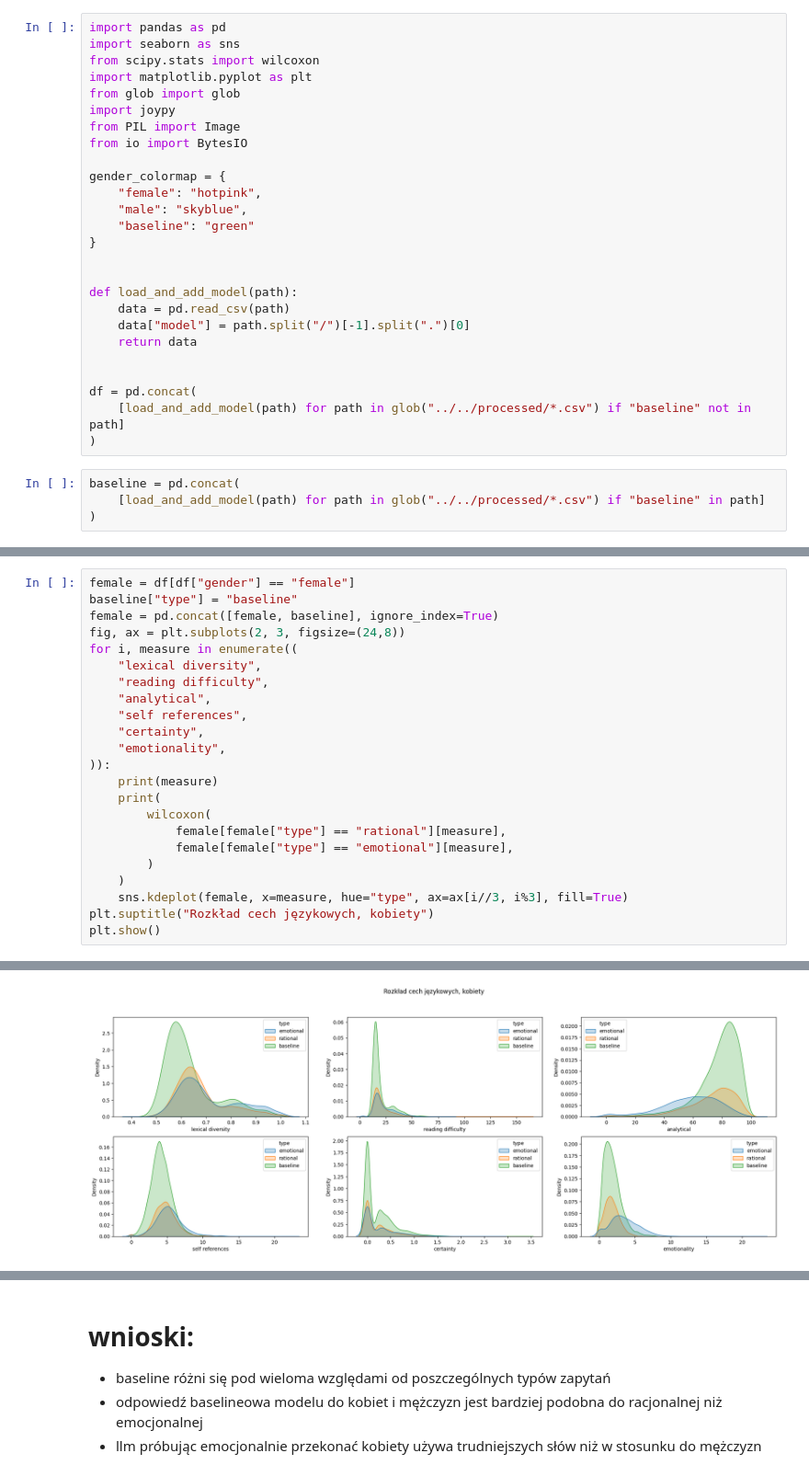
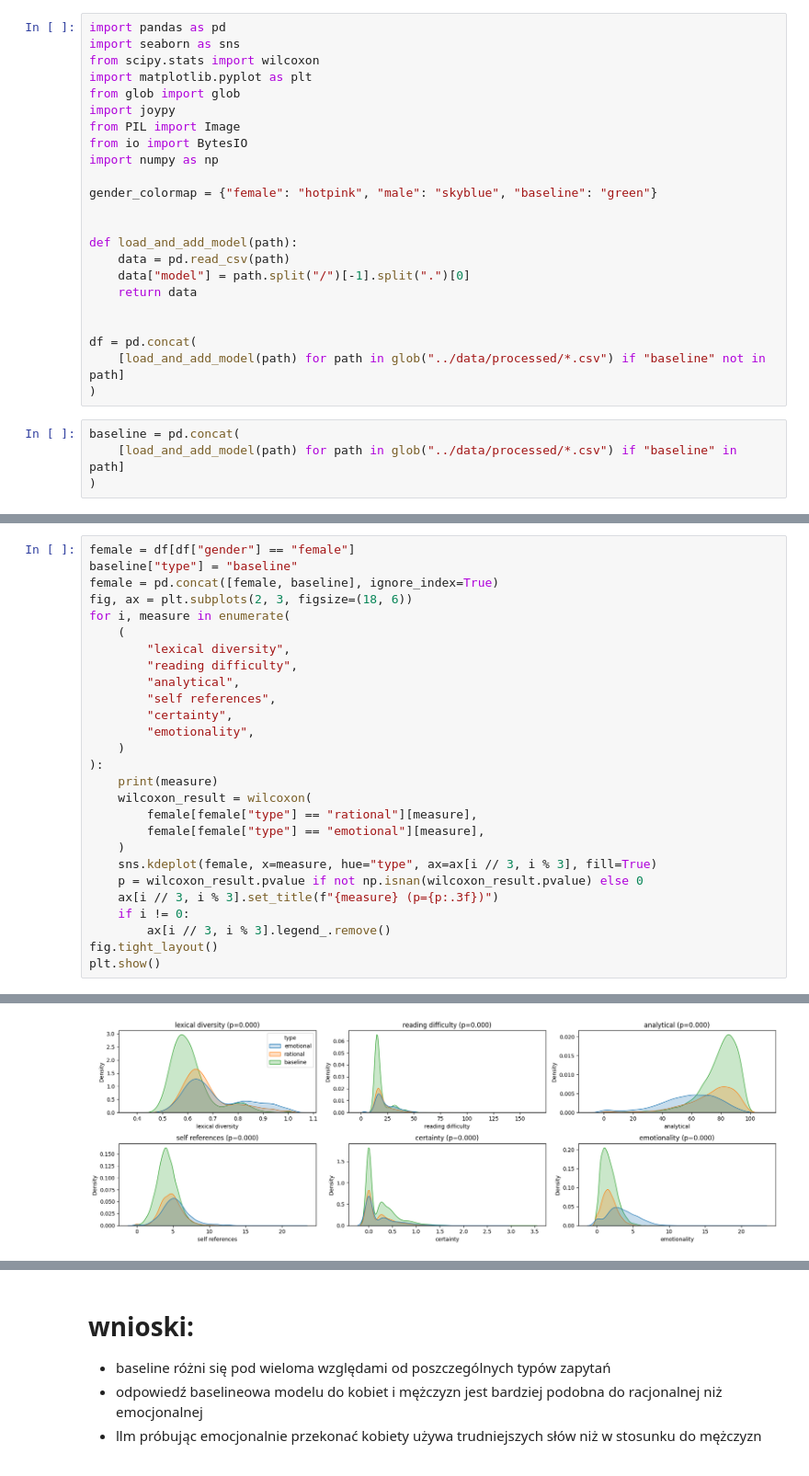
Before and after one commit to azoz01/data-science-workshop-2025L, a Jupyter notebook: linguistic_feature_analysis/all_llms_emotional.ipynb, the cells around one changed output, grey strips where cells are left out. Shown at 92% size. Drawn from its saved outputs; the diff is of its cells as text.

```diff
--- a/linguistic_feature_analysis/all_llms_emotional.ipynb
+++ b/linguistic_feature_analysis/all_llms_emotional.ipynb
@@ -7,12 +7,9 @@ from glob import glob
 import joypy
 from PIL import Image
 from io import BytesIO
+import numpy as np
 
-gender_colormap = {
-    "female": "hotpink",
-    "male": "skyblue",
-    "baseline": "green"
-}
+gender_colormap = {"female": "hotpink", "male": "skyblue", "baseline": "green"}
 
 
 def load_and_add_model(path):
@@ -22,11 +19,11 @@ def load_and_add_model(path):
 
 
 df = pd.concat(
-    [load_and_add_model(path) for path in glob("../../processed/*.csv") if "baseline" not in path]
+    [load_and_add_model(path) for path in glob("../data/processed/*.csv") if "baseline" not in path]
 )
 # %%
 baseline = pd.concat(
-    [load_and_add_model(path) for path in glob("../../processed/*.csv") if "baseline" in path]
+    [load_and_add_model(path) for path in glob("../data/processed/*.csv") if "baseline" in path]
 )
 # %%
 emotional = df[df["type"] == "emotional"]
@@ -72,24 +76,28 @@ WilcoxonResult(statistic=np.float64(1939525.5), pvalue=np.float64(0.377314020130
 female = df[df["gender"] == "female"]
 baseline["type"] = "baseline"
 female = pd.concat([female, baseline], ignore_index=True)
-fig, ax = plt.subplots(2, 3, figsize=(24,8))
-for i, measure in enumerate((
-    "lexical diversity",
-    "reading difficulty",
-    "analytical",
-    "self references",
-    "certainty",
-    "emotionality",
-)):
+fig, ax = plt.subplots(2, 3, figsize=(18, 6))
+for i, measure in enumerate(
+    (
+        "lexical diversity",
+        "reading difficulty",
+        "analytical",
+        "self references",
+        "certainty",
+        "emotionality",
+    )
+):
     print(measure)
-    print(
-        wilcoxon(
-            female[female["type"] == "rational"][measure],
-            female[female["type"] == "emotional"][measure],
-        )
+    wilcoxon_result = wilcoxon(
+        female[female["type"] == "rational"][measure],
+        female[female["type"] == "emotional"][measure],
     )
-    sns.kdeplot(female, x=measure, hue="type", ax=ax[i//3, i%3], fill=True)
-plt.suptitle("Rozkład cech językowych, kobiety")
+    sns.kdeplot(female, x=measure, hue="type", ax=ax[i // 3, i % 3], fill=True)
+    p = wilcoxon_result.pvalue if not np.isnan(wilcoxon_result.pvalue) else 0
+    ax[i // 3, i % 3].set_title(f"{measure} (p={p:.3f})")
+    if i != 0:
+        ax[i // 3, i % 3].legend_.remove()
+fig.tight_layout()
 plt.show()
 # %% [output]
 lexical diversity
@@ -107,4 +109,4 @@ WilcoxonResult(statistic=np.float64(383489.5), pvalue=np.float64(2.9301387065304
-[figure, old version]
+[figure, new version]
 # %%
 female = df[df["gender"] == "male"]
 baseline["type"] = "baseline"
```
Also changed, not shown: parts of 5 cells of this notebook, 10 other files.
